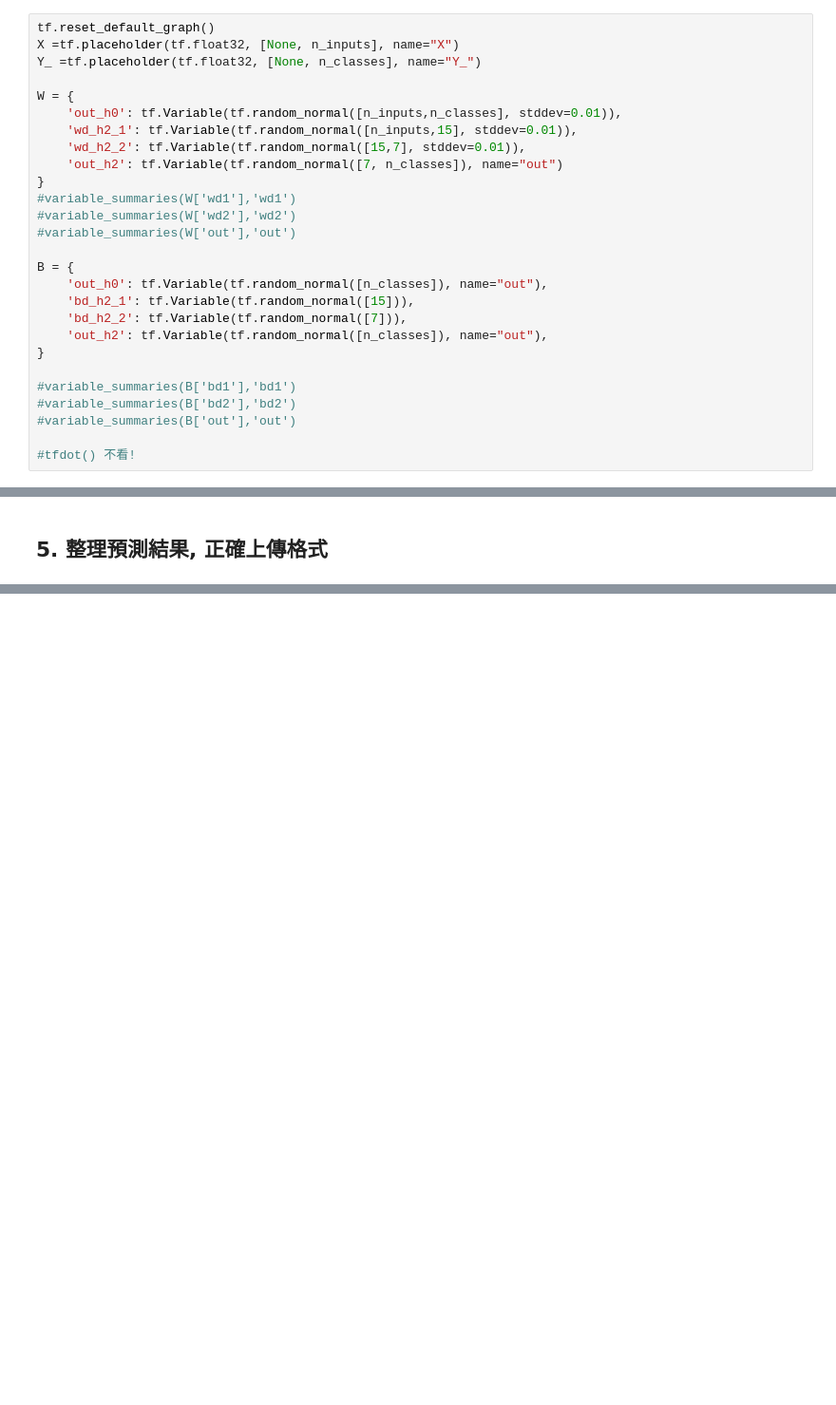
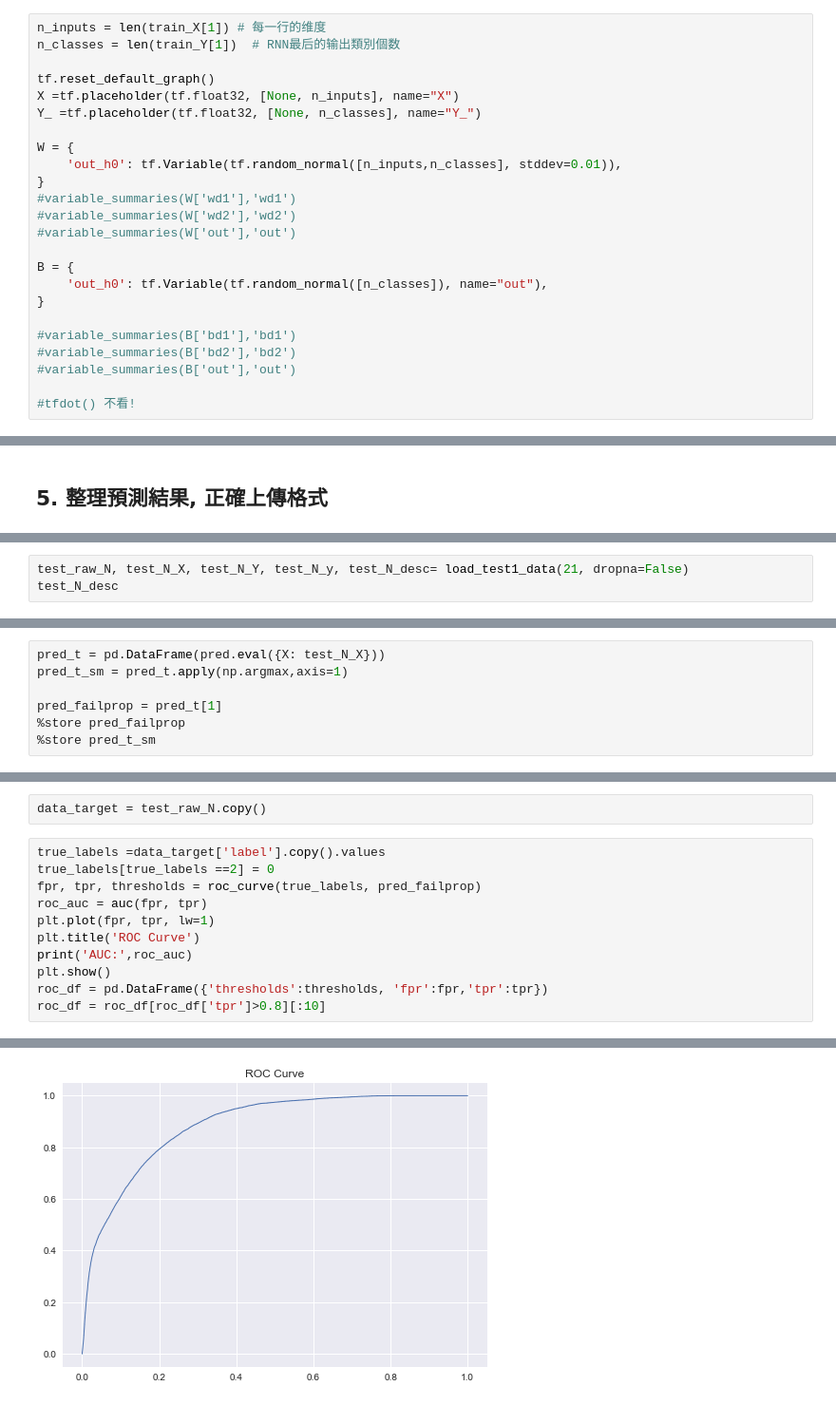
Before and after one commit to Backlu/CAICTCompetition, a Jupyter notebook: ice-DL_LogisticRegression.ipynb, the cells around one changed output, grey strips where cells are left out. Shown: that part at 95% size. Cells and saved outputs as stored; diff of their text form; blank space fills up the shorter version.

```diff
--- a/ice-DL_LogisticRegression.ipynb
+++ b/ice-DL_LogisticRegression.ipynb
@@ -166,13 +151,13 @@ n_classes = 2  # RNN最后的输出類別個数
 # %%
+n_inputs = len(train_X[1]) # 每一行的维度
+n_classes = len(train_Y[1])  # RNN最后的输出類別個数
+
 tf.reset_default_graph()
 X =tf.placeholder(tf.float32, [None, n_inputs], name="X")
 Y_ =tf.placeholder(tf.float32, [None, n_classes], name="Y_")
 
 W = {
     'out_h0': tf.Variable(tf.random_normal([n_inputs,n_classes], stddev=0.01)),
-    'wd_h2_1': tf.Variable(tf.random_normal([n_inputs,15], stddev=0.01)),
-    'wd_h2_2': tf.Variable(tf.random_normal([15,7], stddev=0.01)),
-    'out_h2': tf.Variable(tf.random_normal([7, n_classes]), name="out")
 }
 #variable_summaries(W['wd1'],'wd1')
 #variable_summaries(W['wd2'],'wd2')
@@ -180,9 +165,6 @@ W = {
 
 B = {
     'out_h0': tf.Variable(tf.random_normal([n_classes]), name="out"),
-    'bd_h2_1': tf.Variable(tf.random_normal([15])),
-    'bd_h2_2': tf.Variable(tf.random_normal([7])),
-    'out_h2': tf.Variable(tf.random_normal([n_classes]), name="out"),
 }
 
 #variable_summaries(B['bd1'],'bd1')
@@ -375,0 +405,3 @@ if(output_ans):
+# %%
+test_raw_N, test_N_X, test_N_Y, test_N_y, test_N_desc= load_test1_data(21, dropna=False)
+test_N_desc
@@ -375,0 +410,7 @@ if(output_ans):
+# %%
+pred_t = pd.DataFrame(pred.eval({X: test_N_X}))
+pred_t_sm = pred_t.apply(np.argmax,axis=1)
+
+pred_failprop = pred_t[1]
+%store pred_failprop
+%store pred_t_sm
@@ -375,0 +422,14 @@ if(output_ans):
+# %%
+data_target = test_raw_N.copy()
+# %%
+true_labels =data_target['label'].copy().values
+true_labels[true_labels ==2] = 0
+fpr, tpr, thresholds = roc_curve(true_labels, pred_failprop)
+roc_auc = auc(fpr, tpr)
+plt.plot(fpr, tpr, lw=1)
+plt.title('ROC Curve')
+print('AUC:',roc_auc)
+plt.show()
+roc_df = pd.DataFrame({'thresholds':thresholds, 'fpr':fpr,'tpr':tpr})
+roc_df = roc_df[roc_df['tpr']>0.8][:10]
+# %% [output]
@@ -375,0 +439 @@ if(output_ans):
+[figure, added]
```
Also changed, not shown: parts of 45 cells of this notebook, 6 other files.
